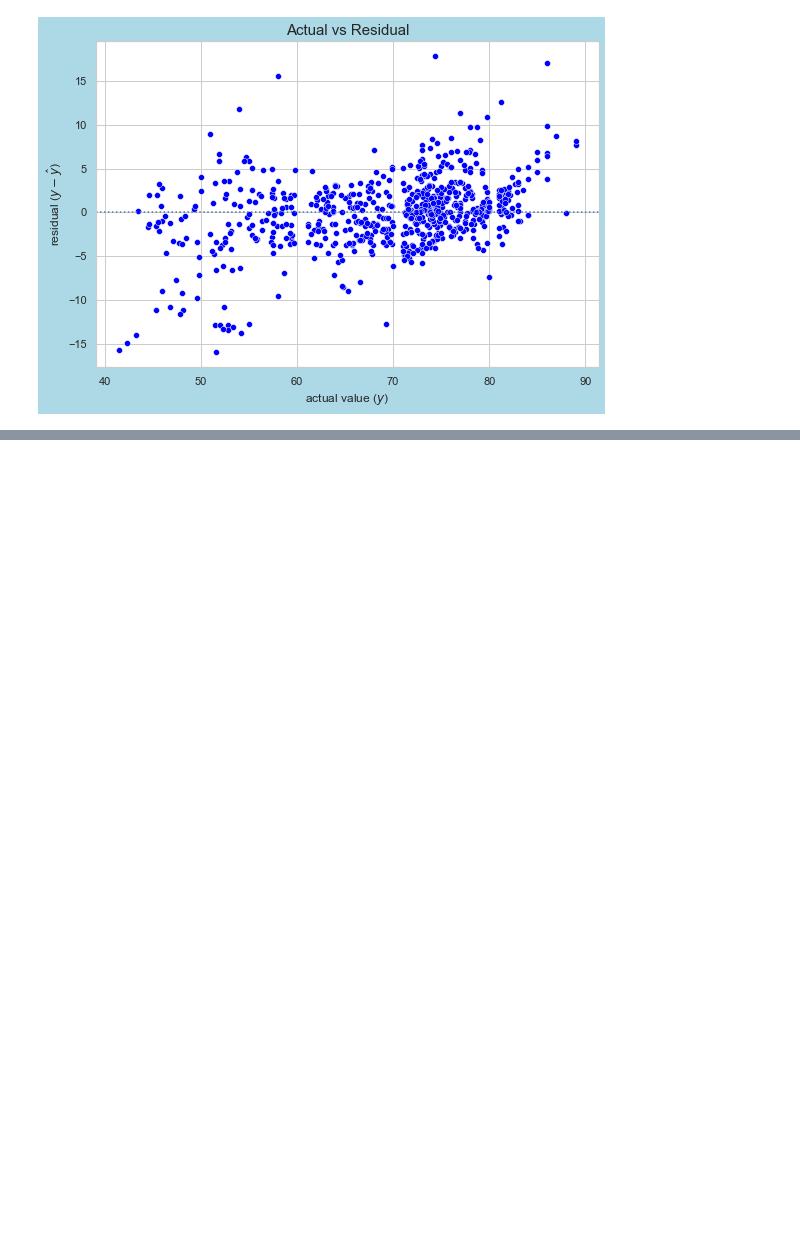
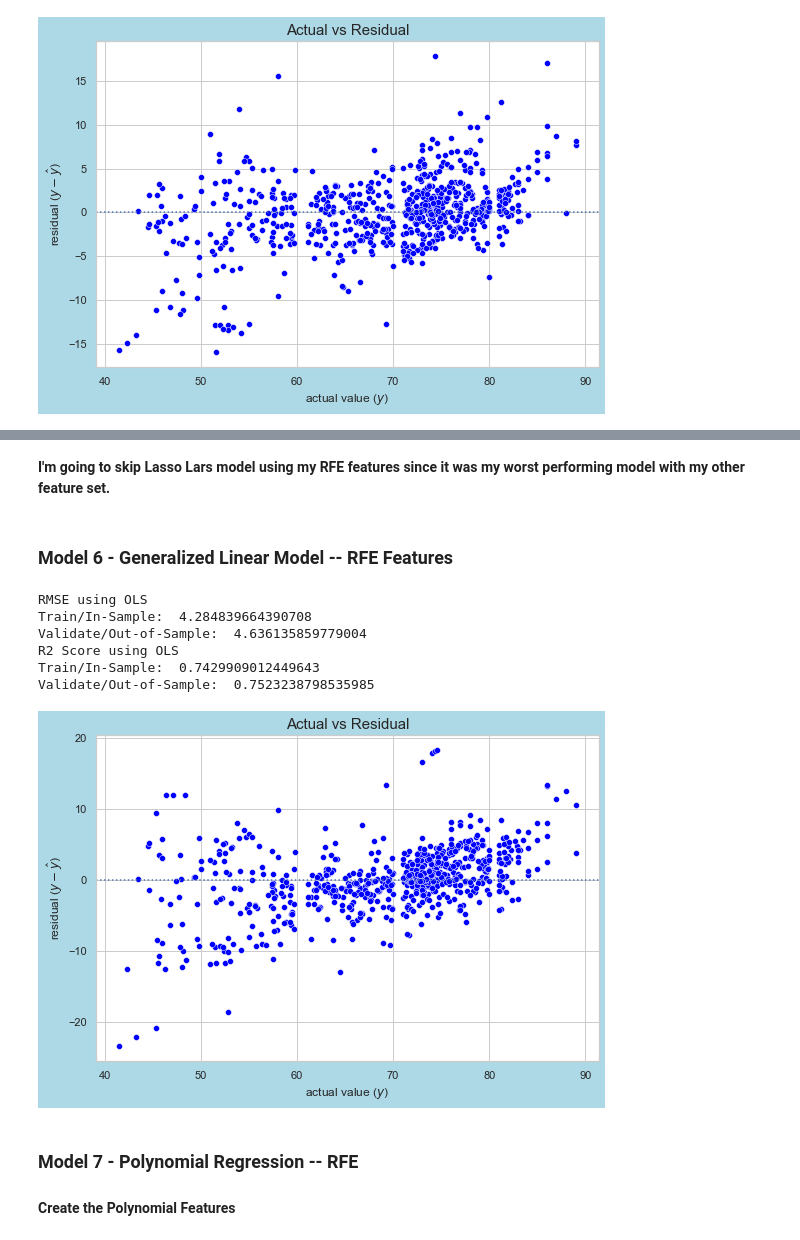
Before and after one commit to kristofer-rivera/predicting-life-expectancy, a Jupyter notebook: modeling.ipynb, the cells around one changed output, grey strips where cells are left out. Cells and saved outputs as stored; diff of their text form; code cells hidden in the pictures; blank space fills up the shorter version.

```diff
--- a/modeling.ipynb
+++ b/modeling.ipynb
@@ -500,0 +553,43 @@ metric_df
+# %% [markdown]
+**I'm going to skip Lasso Lars model using my RFE features since it was my worst performing model with my other feature set.**
+# %% [markdown]
+### Model 6 - Generalized Linear Model -- RFE Features
+# %%
+## Model 6 - TweedieRegressor GLM
+
+#Create model
+glm = TweedieRegressor(power=1, alpha=0)
+
+# Fit the model on train
+# use only the features we selected
+glm.fit(X_train_scaled[rfe_features], y_train.life_expectancy)
+
+#Predict on train and validate
+# predict train
+y_train['le_pred_glm_rfe'] = glm.predict(X_train_scaled[rfe_features])
+# predict validate
+y_validate['le_pred_glm_rfe'] = glm.predict(X_validate_scaled[rfe_features])
+
+# Calculate RMSE
+train_rmse6 = ev.rmse(y_train.life_expectancy, y_train.le_pred_glm_rfe)
+validate_rmse6 = ev.rmse(y_validate.life_expectancy, y_validate.le_pred_glm_rfe)
+
+#Calculate R^2 Score
+r2_train6 = r2_score(y_train.life_expectancy, y_train.le_pred_glm)
+r2_validate6 = r2_score(y_validate.life_expectancy, y_validate.le_pred_glm)
+
+print("RMSE using OLS\nTrain/In-Sample: ", train_rmse6,
+      "\nValidate/Out-of-Sample: ", validate_rmse6)
+
+print("R2 Score using OLS\nTrain/In-Sample: ", r2_train6,
+      "\nValidate/Out-of-Sample: ", r2_validate6)
+# %% [output]
+RMSE using OLS
+Train/In-Sample:  4.284839664390708
+Validate/Out-of-Sample:  4.636135859779004
+R2 Score using OLS
+Train/In-Sample:  0.7429909012449643
+Validate/Out-of-Sample:  0.7523238798535985
+# %%
+# Add to predictions df
+predictions['le_pred_glm_rfe'] = y_validate.le_pred_glm_rfe
@@ -500,0 +603,9 @@ metric_df
+# %%
+# Visualize by plotting residuals
+ev.plot_residuals(predictions.actual, predictions.le_pred_glm_rfe, predictions)
+# %% [output]
+[figure, added]
+# %% [markdown]
+### Model 7 - Polynomial Regression -- RFE
+
+#### Create the Polynomial Features
```
Also changed, not shown: parts of 24 cells of this notebook, 1 other file.
